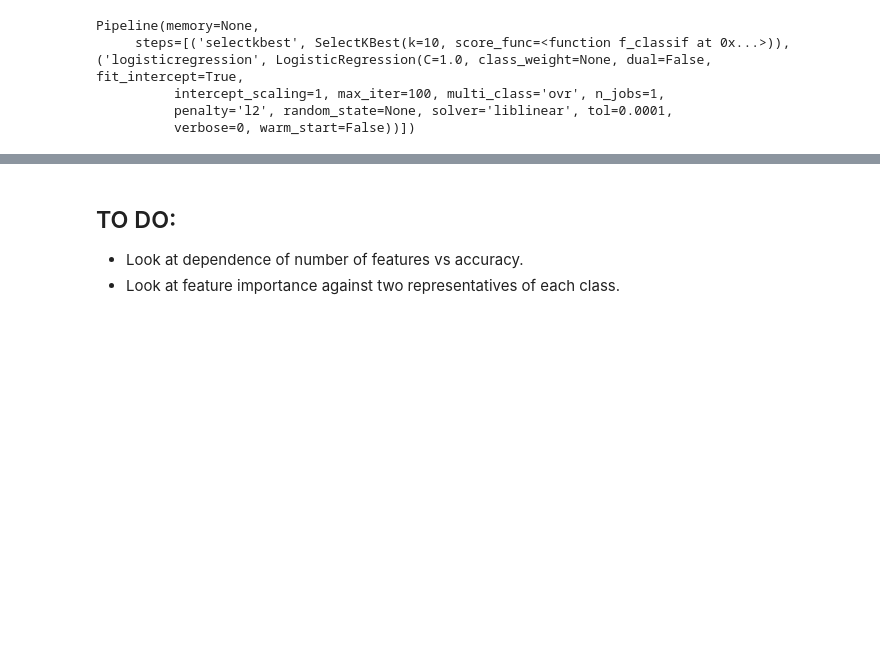
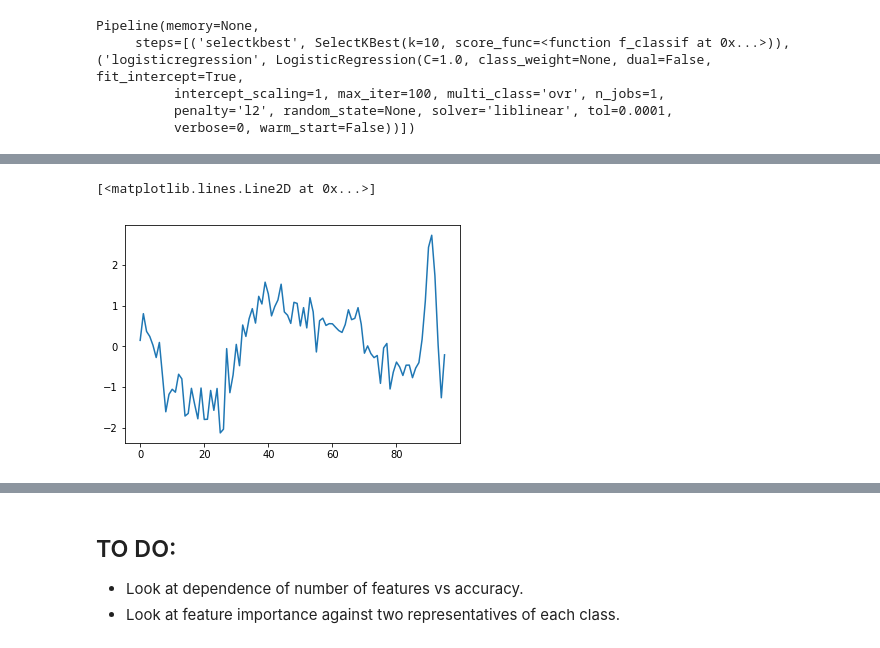
Before and after one commit to pablomdata/ml-for-iot, a Jupyter notebook: 01 Intro - Baseline classification pipeline.ipynb, the cells around one changed output, grey strips where cells are left out. Drawn from its saved outputs; the diff is of its cells as text; code cells hidden in the pictures; blank space fills up the shorter version.

```diff
--- a/01 Intro - Baseline classification pipeline.ipynb
+++ b/01 Intro - Baseline classification pipeline.ipynb
@@ -79,0 +102,5 @@ Pipeline(memory=None,
+# %%
+plt.plot(normal)
+# %% [output]
+[<matplotlib.lines.Line2D at 0x...>]
+[figure, added]
```
Also changed, not shown: parts of 17 cells of this notebook, 5 other files.
